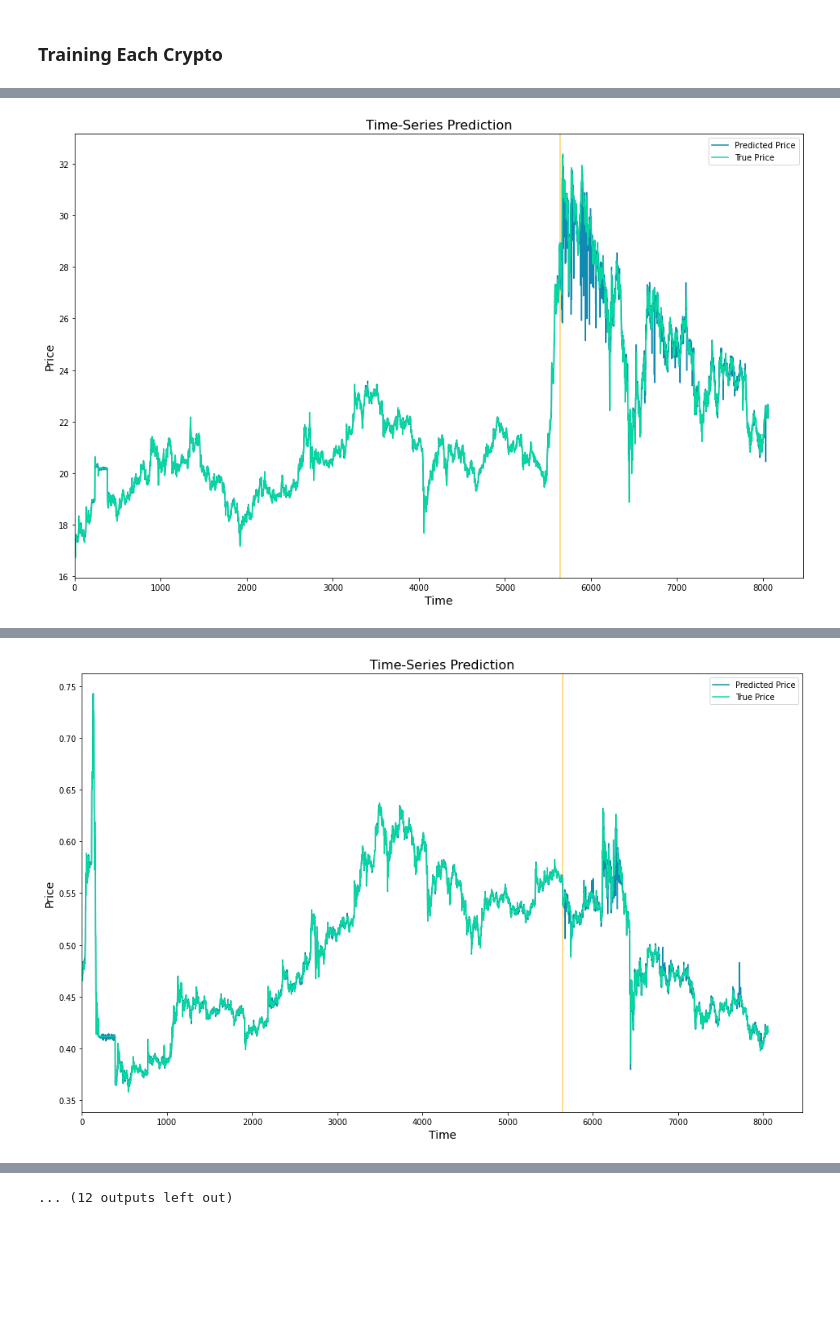
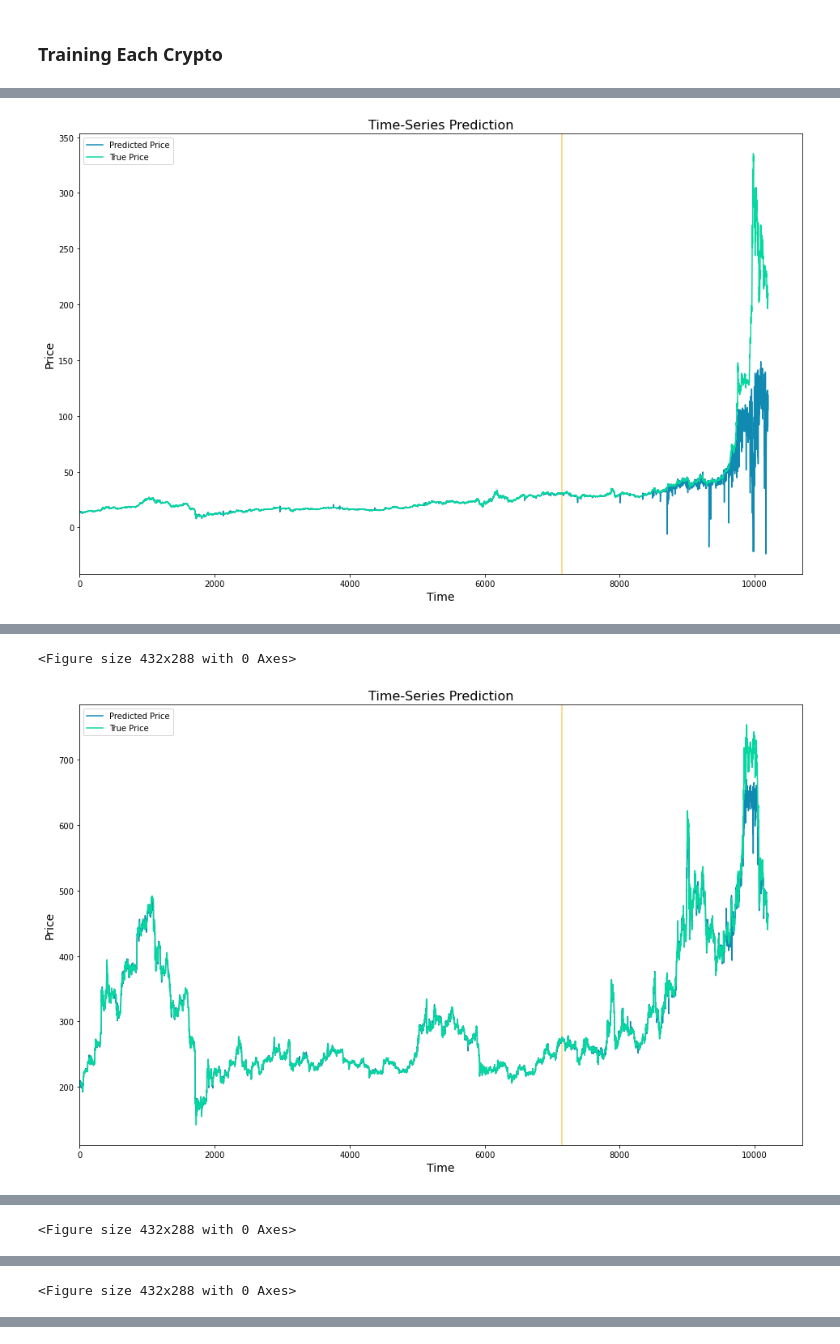
Before and after one commit to kzlecha/comparative-crypto, a Jupyter notebook: Multiple_Models.ipynb, the cells around one changed output, grey strips where cells are left out. Saved outputs shown, nothing was run; the diff lists cells and outputs as text; code cells hidden in the pictures; blank space fills up the shorter version.

```diff
--- a/Multiple_Models.ipynb
+++ b/Multiple_Models.ipynb
@@ -93,11 +76,11 @@ class LSTMCustom(nn.Module):
 # %% [markdown]
 Model Parameters
 # %%
-num_epochs = 2000 #1000 epochs
+num_epochs = 1000 #1000 epochs
 learning_rate = 0.001 #0.001 lr
 
-input_size = 22 #number of features
-hidden_size = 40 #number of features in hidden state
+input_size = 7 #number of features
+hidden_size = 7 #number of features in hidden state
 num_layers = 1 #number of stacked lstm layers
 
 num_classes = 1 #number of output classes
@@ -132,15 +115,16 @@ def train_test_split_tensor(x, y):
 # %%
 def process_data(df):
 
-  # shift the prices
+  # shift the prices - shouldn't need if properly pre-processed
   df2 = df.copy(deep=True)
-  df['priceUsd'] = df.priceUsd.shift(1)
+  df['priceUsd'] = df.priceUsd.shift(-1)
   df = df.iloc[1:-1]
   df2 = df2.iloc[1:-1]
 
   # split into x and y
   x = df.iloc[:, 0:-1]
   y = df2.iloc[:, 0:1]
+  #y = df.iloc[:,0:1]
 
   # transform the data
   x_ss = ss.fit_transform(x)
@@ -185,19 +209,22 @@ print(file_list)
 # %%
+dir_path = "datatest/"
+file_list = [f for f in listdir(dir_path) if isfile(join(dir_path, f))]
+#file_list = [f for f in listdir() if isfile(f)]
+
 file_endings = ["5m.csv", "hourly.csv", "daily.csv"]
-
-predictions = []
-true = []
 
 # FIXME: move to each fileending?
 # im going to start with just 5m
-file_ending = file_endings[0]
+file_ending = file_endings[1]
+results = []
 for filename in [name for name in file_list if file_ending in name]:
   crypto_name = filename.replace(file_ending, "")
+  print(filename)
 
-  df = pd.read_csv(filename)
+  df = pd.read_csv(dir_path + filename)
   # remove unused columns
-  exclude_cols = [0,1,2,4]
-  df = df.iloc[:, ~df.columns.isin(df.columns[exclude_cols])]
+  #exclude_cols = [1]
+  #df = df.iloc[:, ~df.columns.isin(df.columns[exclude_cols])]
 
   # define LSTM class
   lstm = LSTMCustom(num_classes, input_size, hidden_size, num_layers, df.shape[1])
@@ -205,7 +232,7 @@ for filename in [name for name in file_list if file_ending in name]:
 
   lstm, cutoff = train(df, lstm)
 
-  df_x_ss = ss.transform(df.iloc[:, 0:-1]) #old transformerso
+  df_x_ss = ss.transform(df.iloc[:, 0:-1]) #old transformers
   df_y_mm = mm.transform(df.iloc[:, 0:1]) #old transformers
 
   df_x_ss = Variable(torch.Tensor(df_x_ss)) #converting to Tensors
@@ -215,17 +242,21 @@ for filename in [name for name in file_list if file_ending in name]:
 
   train_predict = lstm(df_x_ss) #forward pass
   data_predict = train_predict.data.numpy() #numpy conversion
+
   dataY_plot = df_y_mm.data.numpy()
 
   data_predict = mm.inverse_transform(data_predict) #reverse transformation
+  #print(df.iloc[cutoff:].priceDirection.reset_index(drop=True))
+  accuracy = classify(data_predict[cutoff:], df.iloc[cutoff:].priceDirection.reset_index(drop=True))
+  print(accuracy)
+  print(df.head())
   dataY_plot = mm.inverse_transform(dataY_plot)
-
-  predictions.append(data_predict)
-  true.append(dataY_plot)
 
   plot_name = f"{crypto_name}.png"
   plot_time_series(data_predict, dataY_plot, cutoff, plot_name)
 
   model_name = f"{crypto_name}.pth"
   torch.save(lstm.state_dict(), model_name)
+
+  results.append([filename, num_epochs, learning_rate, accuracy])
 # %% [output]
@@ -252 +280 @@ Epoch: 1900, loss: 0.00002
-[figure, old version]
+[figure, new version]
@@ -273 +298,2 @@ Epoch: 1900, loss: 0.00003
+<Figure size 432x288 with 0 Axes>
-[figure, old version]
+[figure, new version]
@@ -293,0 +317 @@ Epoch: 1900, loss: 0.00001
+<Figure size 432x288 with 0 Axes>
@@ -314,0 +336 @@ Epoch: 1900, loss: 0.00001
+<Figure size 432x288 with 0 Axes>
@@ -358 +337,0 @@ Epoch: 1900, loss: 0.00002
-... (12 outputs left out)
```
Also changed, not shown: parts of 11 cells of this notebook, 38 other files.
